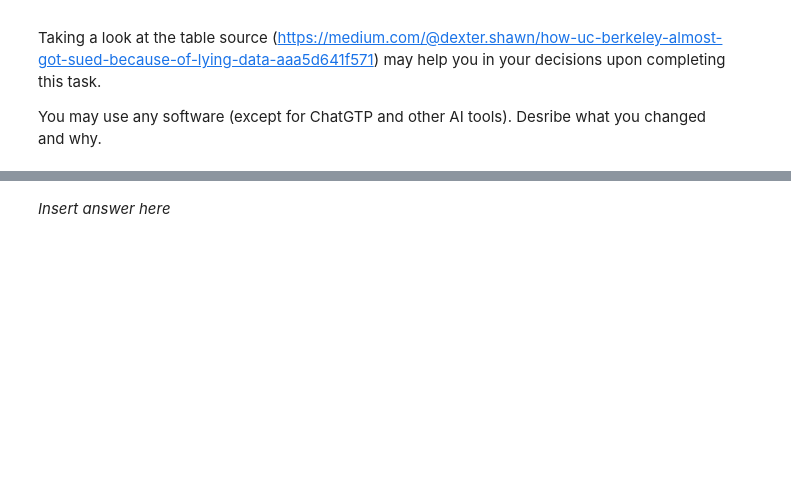
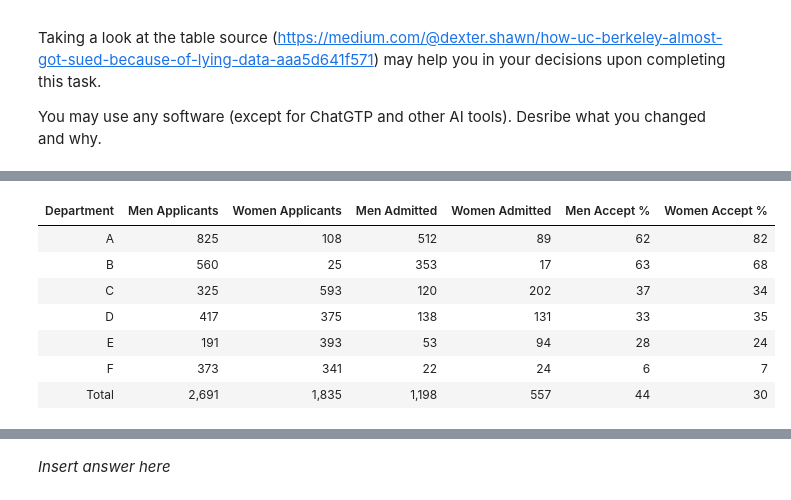
Before and after one commit to Salabud/MVE080-grp10, a Jupyter notebook: Homework4_2025.ipynb, the cells around one changed output, grey strips where cells are left out. Cells and saved outputs as stored; diff of their text form; code cells hidden in the pictures; blank space fills up the shorter version.

```diff
--- a/Homework4_2025.ipynb
+++ b/Homework4_2025.ipynb
@@ -583,0 +675,85 @@ You may use any software (except for ChatGTP and other AI tools). Desribe what y
+# %%
+# Insert table here
+
+from IPython.display import display, HTML
+
+data = {
+    'Department': ['A', 'B', 'C', 'D', 'E', 'F'],
+    'Men Applicants': [825, 560, 325, 417, 191, 373],
+    'Women Applicants': [108, 25, 593, 375, 393, 341],
+    'Men Admitted': [512, 353, 120, 138, 53, 22],
+    'Women Admitted': [89, 17, 202, 131, 94, 24],
+    'Men Accept %': [62, 63, 37, 33, 28, 6],
+    'Women Accept %': [82, 68, 34, 35, 24, 7]
+}
+
+df = pd.DataFrame(data)
+
+total_row = pd.DataFrame({
+    'Department': ['Total'],
+    'Men Applicants': [df['Men Applicants'].sum()],
+    'Women Applicants': [df['Women Applicants'].sum()],
+    'Men Admitted': [df['Men Admitted'].sum()],
+    'Women Admitted': [df['Women Admitted'].sum()],
+    'Men Accept %': [int((df['Men Admitted'].sum() / df['Men Applicants'].sum()) * 100)],
+    'Women Accept %': [int((df['Women Admitted'].sum() / df['Women Applicants'].sum()) * 100)]
+})
+
+df_complete = pd.concat([df, total_row], ignore_index=True)
+
+styled_df = (df_complete.style
+    .set_properties(**{
+        'text-align': 'right',
+        'font-size': '12pt',
+        'padding': '10px 12px',
+        'border-bottom': '1px solid #e0e0e0',
+        'font-family': 'Arial, sans-serif',
+        'background-color': 'white',
+        'color': 'black'
+    })
+    .set_properties(subset=['Department'], **{
+        'text-align': 'left',
+        'font-weight': '600'
+    })
+    .set_table_styles([
+        {'selector': 'thead th',
+         'props': [
+             ('background-color', '#f8f9fa'),
+             ('font-weight', '700'),
+             ('text-align', 'right'),
+             ('border-bottom', '2px solid #333'),
+             ('padding', '12px'),
+             ('color', '#333'),
+             ('font-size', '12pt')
+         ]},
+        {'selector': 'thead th:first-child',
+         'props': [('text-align', 'left')]},
+        {'selector': 'tbody tr:last-child',
+         'props': [
+             ('border-top', '2px solid #333'),
+             ('font-weight', '700'),
+             ('background-color', '#f8f9fa')
+         ]},
+        {'selector': '',
+         'props': [
+             ('border-collapse', 'collapse'),
+             ('border', 'none'),
+             ('background-color', 'white')
+         ]},
+        {'selector': 'tbody',
+         'props': [('background-color', 'white')]},
+        {'selector': 'tbody td',
+         'props': [('background-color', 'white')]}
+    ])
+    .hide(axis='index')
+    .format({
+        'Men Applicants': '{:,}',
+        'Women Applicants': '{:,}',
+        'Men Admitted': '{:,}',
+        'Women Admitted': '{:,}'
+    })
+)
+
+print("Table 1. UC Berkeley Graduate Admissions by Department and Gender\n")
+display(styled_df)
+# %% [output]
@@ -583,0 +761,8 @@ You may use any software (except for ChatGTP and other AI tools). Desribe what y
+| Department | Men Applicants | Women Applicants | Men Admitted | Women Admitted | Men Accept % | Women Accept % |
+| A | 825 | 108 | 512 | 89 | 62 | 82 |
+| B | 560 | 25 | 353 | 17 | 63 | 68 |
+| C | 325 | 593 | 120 | 202 | 37 | 34 |
+| D | 417 | 375 | 138 | 131 | 33 | 35 |
+| E | 191 | 393 | 53 | 94 | 28 | 24 |
+| F | 373 | 341 | 22 | 24 | 6 | 7 |
+| Total | 2,691 | 1,835 | 1,198 | 557 | 44 | 30 |
```
Also changed, not shown: parts of 18 cells of this notebook.
